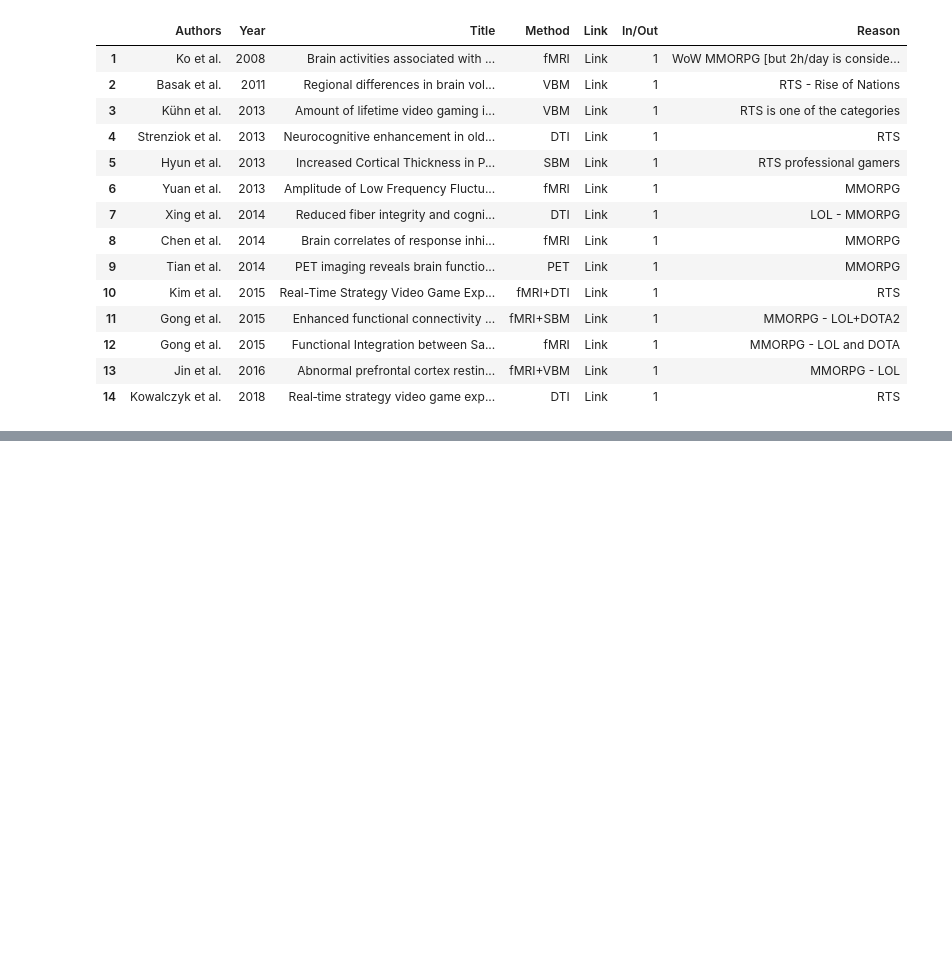
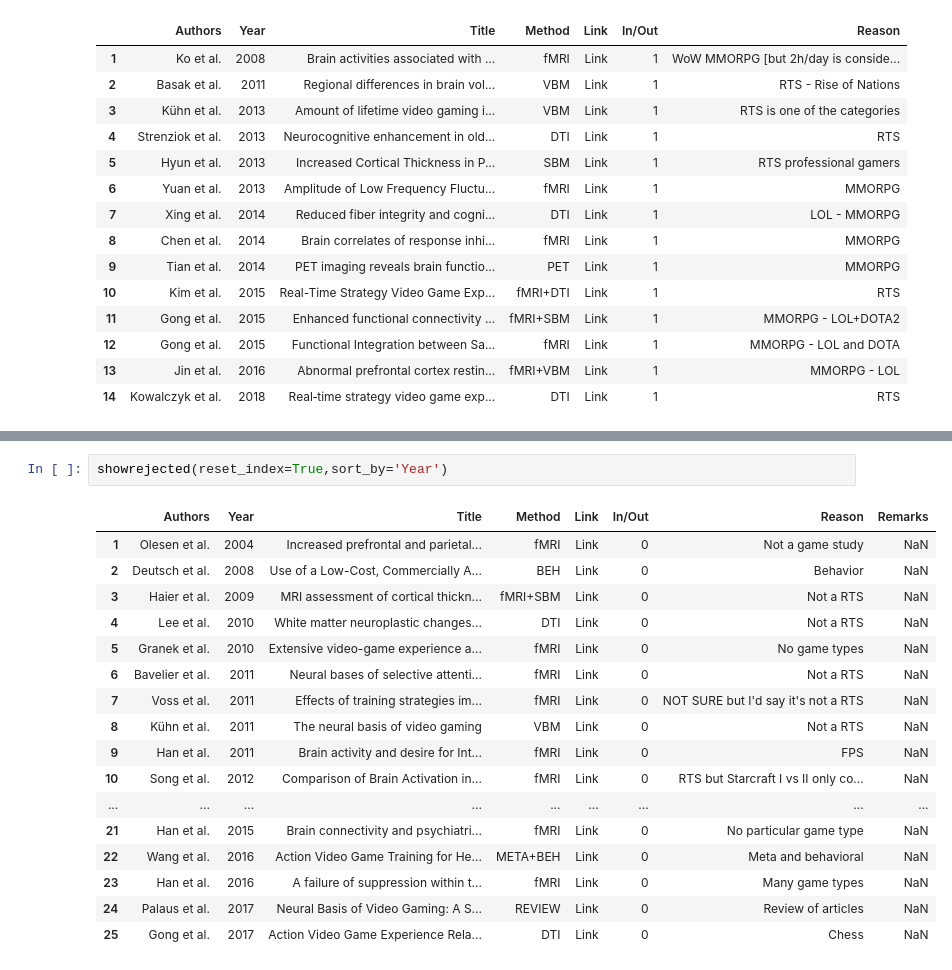
Before and after one commit to gacek91/games_meta, a Jupyter notebook: Articles.ipynb, the cells around one changed output, grey strips where cells are left out. Cells and saved outputs as stored; diff of their text form; blank space fills up the shorter version.

Commit message:
Meta

```diff
--- a/Articles.ipynb
+++ b/Articles.ipynb
@@ -108,0 +154,20 @@ showaccepted(reset_index=True,sort_by='Year')
+# %%
+showrejected(reset_index=True,sort_by='Year')
+# %% [output]
+|  | Authors | Year | Title | Method | Link | In/Out | Reason | Remarks |
+| 1 | Olesen et al. | 2004 | Increased prefrontal and parietal... | fMRI | Link | 0 | Not a game study | NaN |
+| 2 | Deutsch et al. | 2008 | Use of a Low-Cost, Commercially A... | BEH | Link | 0 | Behavior | NaN |
+| 3 | Haier et al. | 2009 | MRI assessment of cortical thickn... | fMRI+SBM | Link | 0 | Not a RTS | NaN |
+| 4 | Lee et al. | 2010 | White matter neuroplastic changes... | DTI | Link | 0 | Not a RTS | NaN |
+| 5 | Granek et al. | 2010 | Extensive video-game experience a... | fMRI | Link | 0 | No game types | NaN |
+| 6 | Bavelier et al. | 2011 | Neural bases of selective attenti... | fMRI | Link | 0 | Not a RTS | NaN |
+| 7 | Voss et al. | 2011 | Effects of training strategies im... | fMRI | Link | 0 | NOT SURE but I'd say it's not a RTS | NaN |
+| 8 | Kühn et al. | 2011 | The neural basis of video gaming | VBM | Link | 0 | Not a RTS | NaN |
+| 9 | Han et al. | 2011 | Brain activity and desire for Int... | fMRI | Link | 0 | FPS | NaN |
+| 10 | Song et al. | 2012 | Comparison of Brain Activation in... | fMRI | Link | 0 | RTS but Starcraft I vs II only co... | NaN |
+| ... | ... | ... | ... | ... | ... | ... | ... | ... |
+| 21 | Han et al. | 2015 | Brain connectivity and psychiatri... | fMRI | Link | 0 | No particular game type | NaN |
+| 22 | Wang et al. | 2016 | Action Video Game Training for He... | META+BEH | Link | 0 | Meta and behavioral | NaN |
+| 23 | Han et al. | 2016 | A failure of suppression within t... | fMRI | Link | 0 | Many game types | NaN |
+| 24 | Palaus et al. | 2017 | Neural Basis of Video Gaming: A S... | REVIEW | Link | 0 | Review of articles | NaN |
+| 25 | Gong et al. | 2017 | Action Video Game Experience Rela... | DTI | Link | 0 | Chess | NaN |
```
Also changed, not shown: parts of 5 cells of this notebook.
